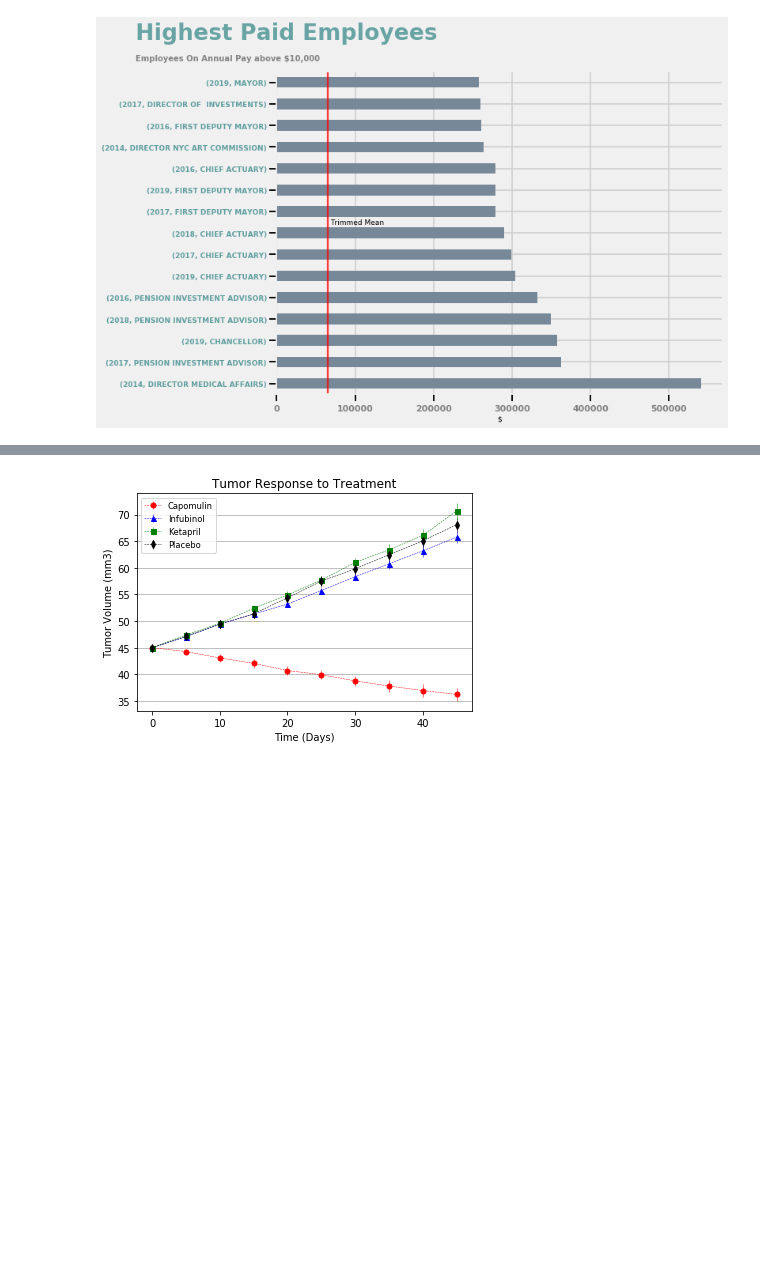
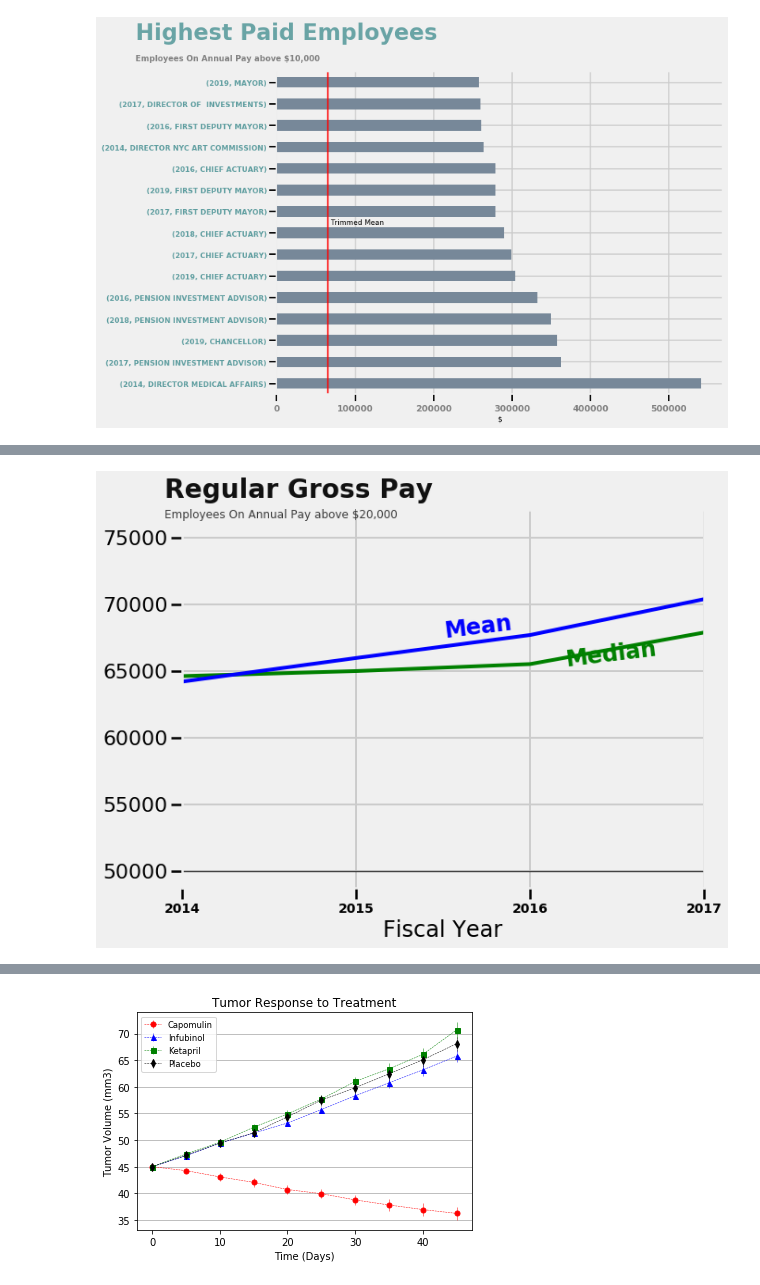
Before and after one commit to jhenvi/NYC-Citywide-Payroll-Data, a Jupyter notebook: NYC_PayrollAnalysis.ipynb, the cells around one changed output, grey strips where cells are left out. Cells and saved outputs as stored; diff of their text form; code cells hidden in the pictures; blank space fills up the shorter version.

```diff
--- a/NYC_PayrollAnalysis.ipynb
+++ b/NYC_PayrollAnalysis.ipynb
@@ -281,19 +258,38 @@ plt.show()
+# %%
+if payroll_data1[payroll_data1["Fiscal Year"]= "2014"
+def n_employees():
+    return
+
+
+for i in range(len(payroll_data1["Fiscal Year"])):
+    ax.scatter(payroll_data1["Fiscal Year"][i], payroll_data1["Fiscal Year"][i], color=colors[payroll_data1['species'][i]])
+
+## 2019 Agencies with most employes
+x1 = payroll_data1[payroll_data1["Fiscal Year"] == 2019]["Agency Name"].value_counts().sort_values(ascending=False)[0:20].values
+y1 = payroll_data1[payroll_data1["Fiscal Year"] == 2019]["Agency Name"].value_counts().sort_values(ascending=False)[0:20].index
+plt.rcParams["figure.figsize"]= 9,7
+ax1 = sb.barplot(x=x1, y=y1, palette="vlag", saturation=1)
+ax1.figure.gca().xaxis.set_major_locator(MaxNLocator(integer=True))
+sb.set_context("poster", font_scale=2)
+sb.despine()
+ax1.set_title("2019 Top 20 Agencies With Most Employees",loc="left",fontsize=20, fontweight= "bold", alpha=.90)
+plt.xlabel('# of Employees',fontsize=15)
 # %%
 # New DataFrame With only values greater then 20,000 on per Annum Basis.
-x = df[(df["Pay Basis"] == "per Annum") & (df["Regular Gross Paid"] > 20000) & (df["Base Salary"] > 20000)]
-
+x = payroll_data1[(payroll_data1["Pay Basis"] == "per Annum") & (payroll_data1["Regular Gross Paid"] > 20000) & (payroll_data1["Base Salary"] > 20000)]
 # Regular Gross Pay Plot
 x.groupby(x["Fiscal Year"])['Regular Gross Paid'].median().plot(linewidth=4,c='g')
 x.groupby(x["Fiscal Year"])['Regular Gross Paid'].mean().plot(linewidth=4, c='b')
 plt.axhline(y=50000, color='black', linewidth=1.3, alpha=.75)
 plt.xlim(left=2014, right=2016)
-plt.text(x=2013.9, y=74000, s="Regular Gross Pay", fontsize=28, weight='bold',alpha=.93)
-plt.text(x=2013.9, y=72600, s="Employees On Annual Pay above $20,000",fontsize=12,alpha=.75)
-plt.text(x=2013.9, y=42000, s='Justin Nunez    Source: Kaggle', fontsize=11, color='#f0f0f0',backgroundcolor='grey')
+plt.text(x=2013.9, y=78000, s="Regular Gross Pay", fontsize=28, weight='bold',alpha=.93)
+plt.text(x=2013.9, y=76500, s="Employees On Annual Pay above $20,000",fontsize=12,alpha=.75)
 plt.text(x=2016.2, y=65400, s="Median", color='g', weight='bold', rotation=7)
 plt.text(x=2015.5, y=67500, s="Mean", color='b', weight='bold', rotation=7)
 plt.xticks(range(2014,2018,1), fontsize=14, weight= 'bold')
-([<matplotlib.axis.XTick at 0x7f12c55d52b0>,
+plt.savefig('output/Regular_Gross_Pay_Plot.png')
+# %% [output]
+[figure, added]
 # %%
 # Base Salary Plot
 
```
Also changed, not shown: parts of 19 cells of this notebook, 6 other files.
